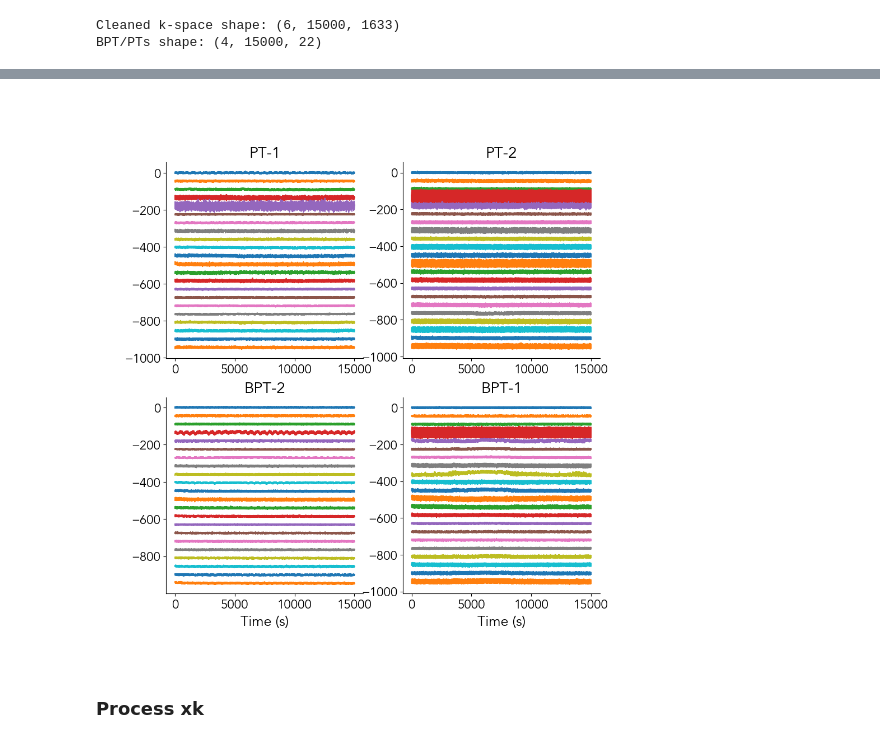
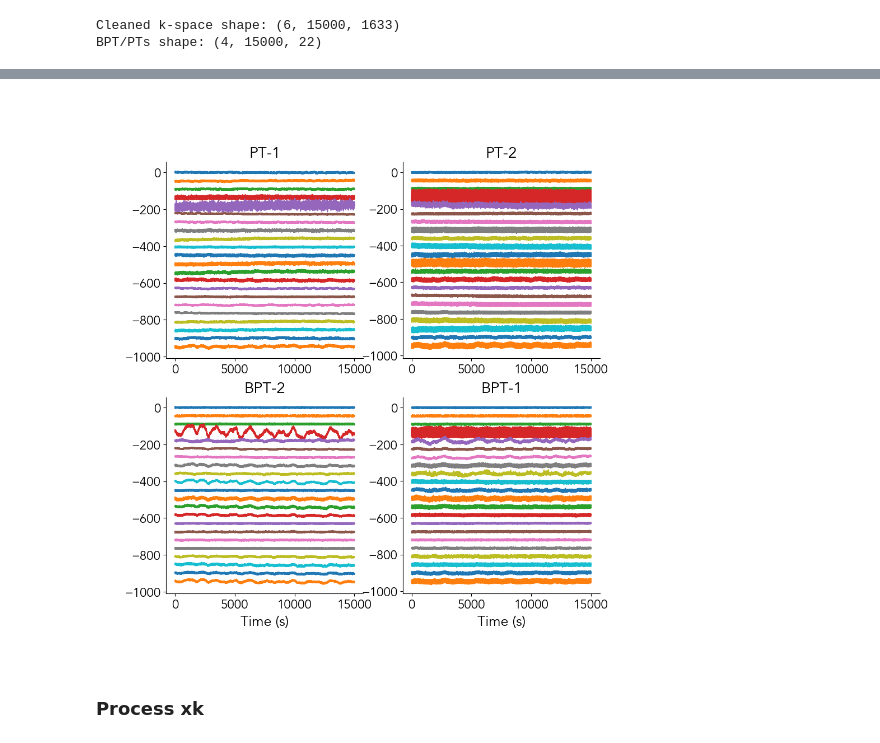
Before and after one commit to mikgroup/nonrigid-motion-bpt, a Jupyter notebook: examples/testing_libraries.ipynb, the cells around one changed output, grey strips where cells are left out. Saved outputs shown, nothing was run; the diff lists cells and outputs as text; code cells hidden in the pictures.

```diff
--- a/examples/testing_libraries.ipynb
+++ b/examples/testing_libraries.ipynb
@@ -199,20 +199,20 @@ pl.ImagePlot(xk_f)
 # %%
 def plot_bpt(bpt, tr=1, window=1, shift=0, figsize=(10,10), titles = ["PT-1", "PT-2", "BPT-2", "BPT-1"]):
     nbpts, npe, ncoils = bpt.shape
 
     plt.figure(figsize=figsize)
     t = np.arange(npe)*tr
     # Plot
     for i in range(nbpts):
         plt.subplot(nbpts//2, 2, i+1)
         plt.plot(t, bpt[i] - np.mean(bpt[i],axis=0) + np.arange(ncoils)*shift);
         plt.title(titles[i])
         if i > 1:
             plt.xlabel("Time (s)")
 
-plot_bpt(split_xk_bpt_nm.bpts, shift = -45)
+plot_bpt(split_xk_bpt_c.bpts, shift = -45)
 # %% [output]
-[figure, old version]
+[figure, new version]
 # %% [markdown]
 ### Process xk
 # %% [markdown]
```
Also changed, not shown: parts of 4 cells of this notebook, 1 other file.
